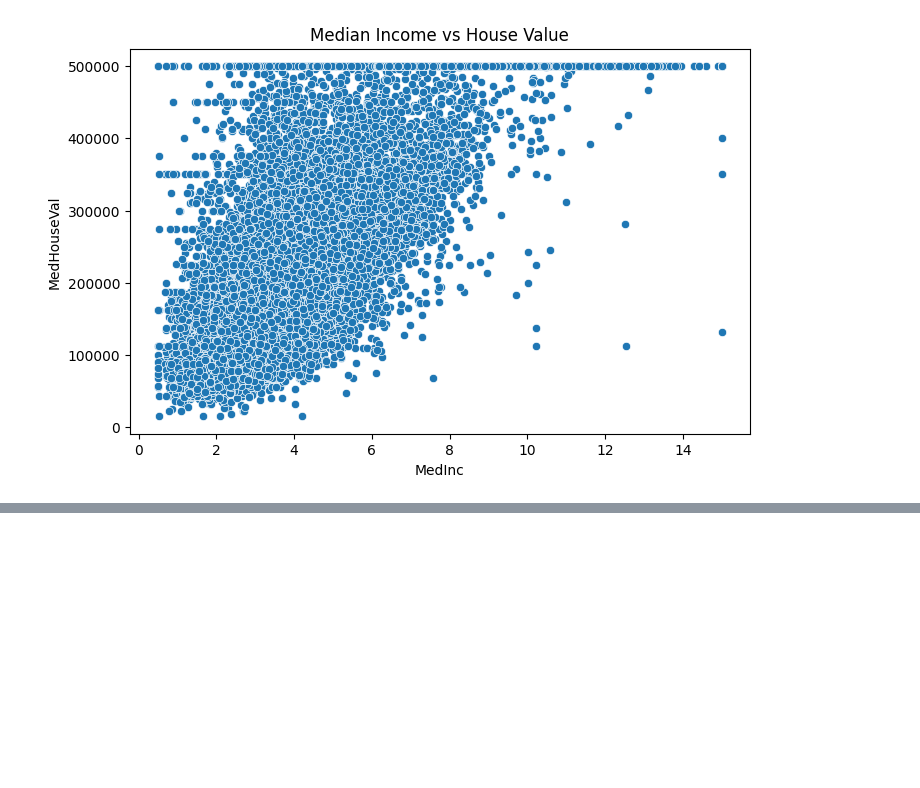
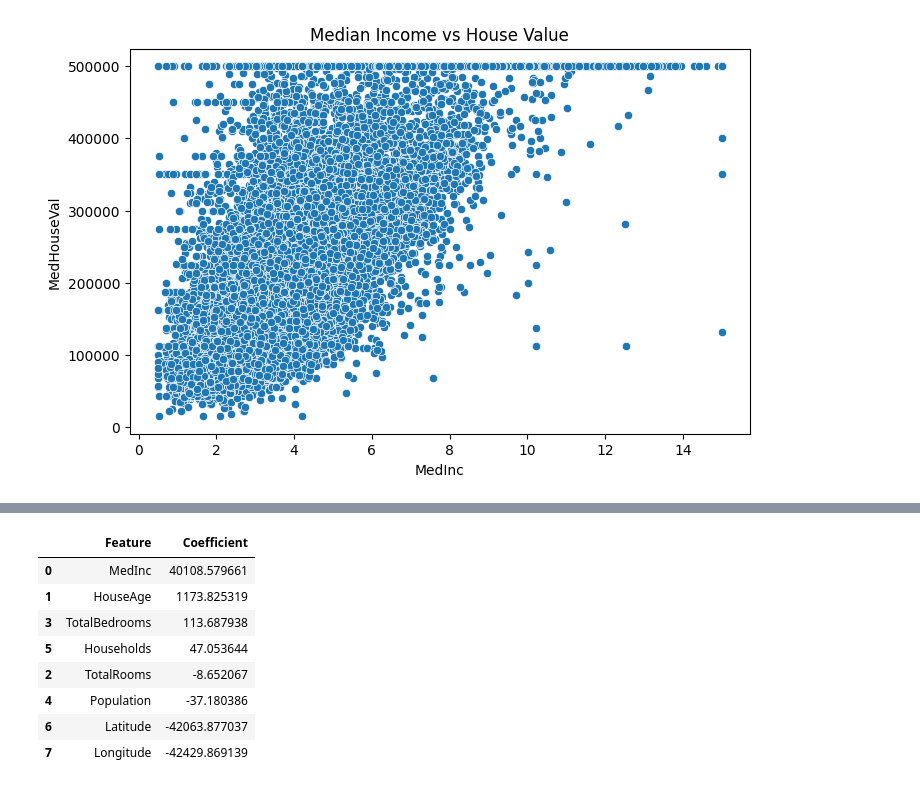
Before and after one commit to khasif18/house-price-predictor-, a Jupyter notebook: task1_ml_linear_regression.ipynb.ipynb, the cells around one changed output, grey strips where cells are left out. Saved outputs shown, nothing was run; the diff lists cells and outputs as text; code cells hidden in the pictures; blank space fills up the shorter version.

```diff
--- a/task1_ml_linear_regression.ipynb.ipynb
+++ b/task1_ml_linear_regression.ipynb.ipynb
@@ -156,0 +281,20 @@ plt.show()
+# %%
+coefficients = pd.DataFrame({
+    "Feature": X.columns,
+    "Coefficient": model.coef_
+})
+
+coefficients.sort_values(
+    by="Coefficient",
+    ascending=False
+)
+# %% [output]
+|  | Feature | Coefficient |
+| 0 | MedInc | 40108.579661 |
+| 1 | HouseAge | 1173.825319 |
+| 3 | TotalBedrooms | 113.687938 |
+| 5 | Households | 47.053644 |
+| 2 | TotalRooms | -8.652067 |
+| 4 | Population | -37.180386 |
+| 6 | Latitude | -42063.877037 |
+| 7 | Longitude | -42429.869139 |
```
Also changed, not shown: parts of 11 cells of this notebook, 1 other file.
